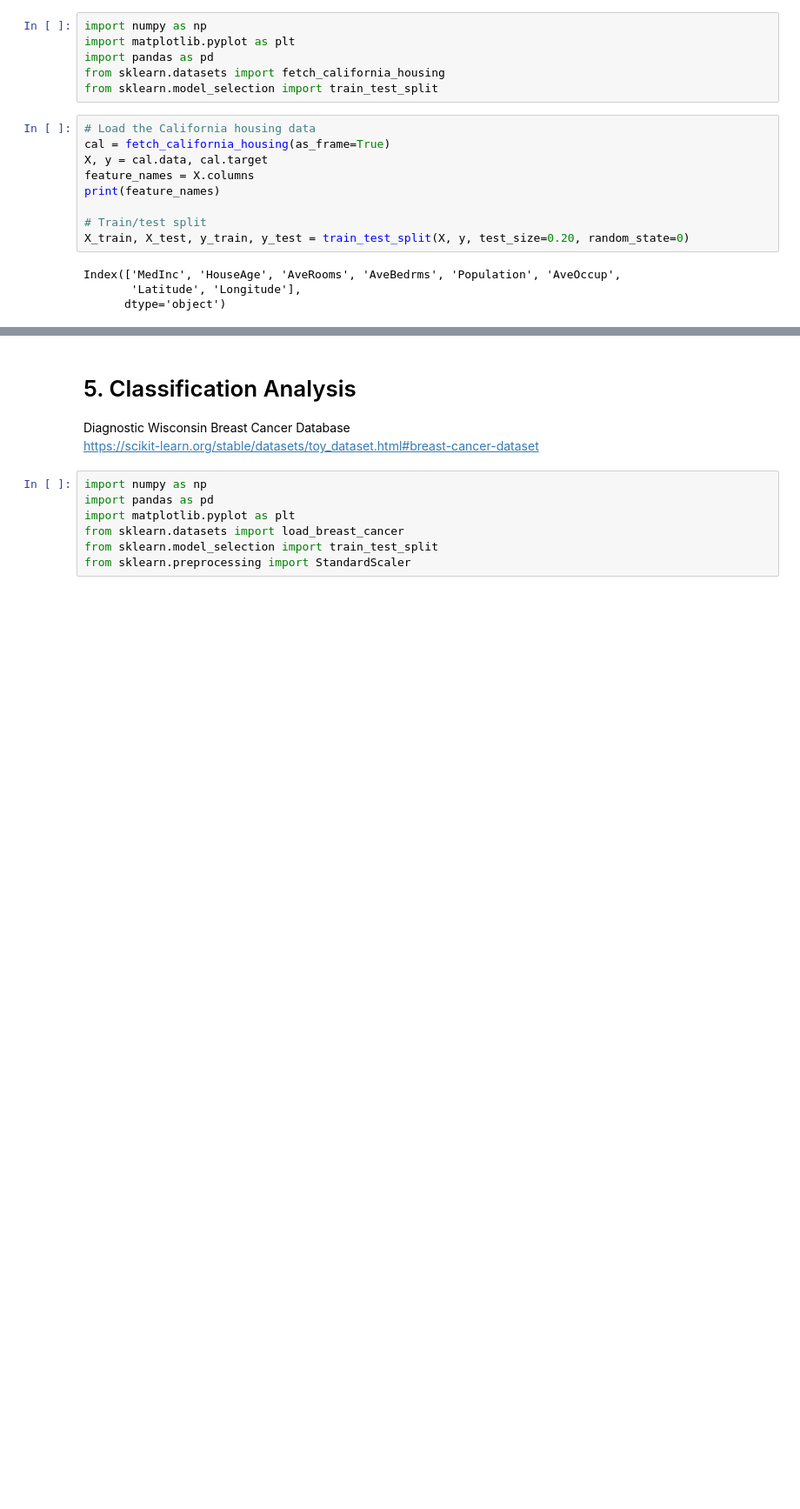
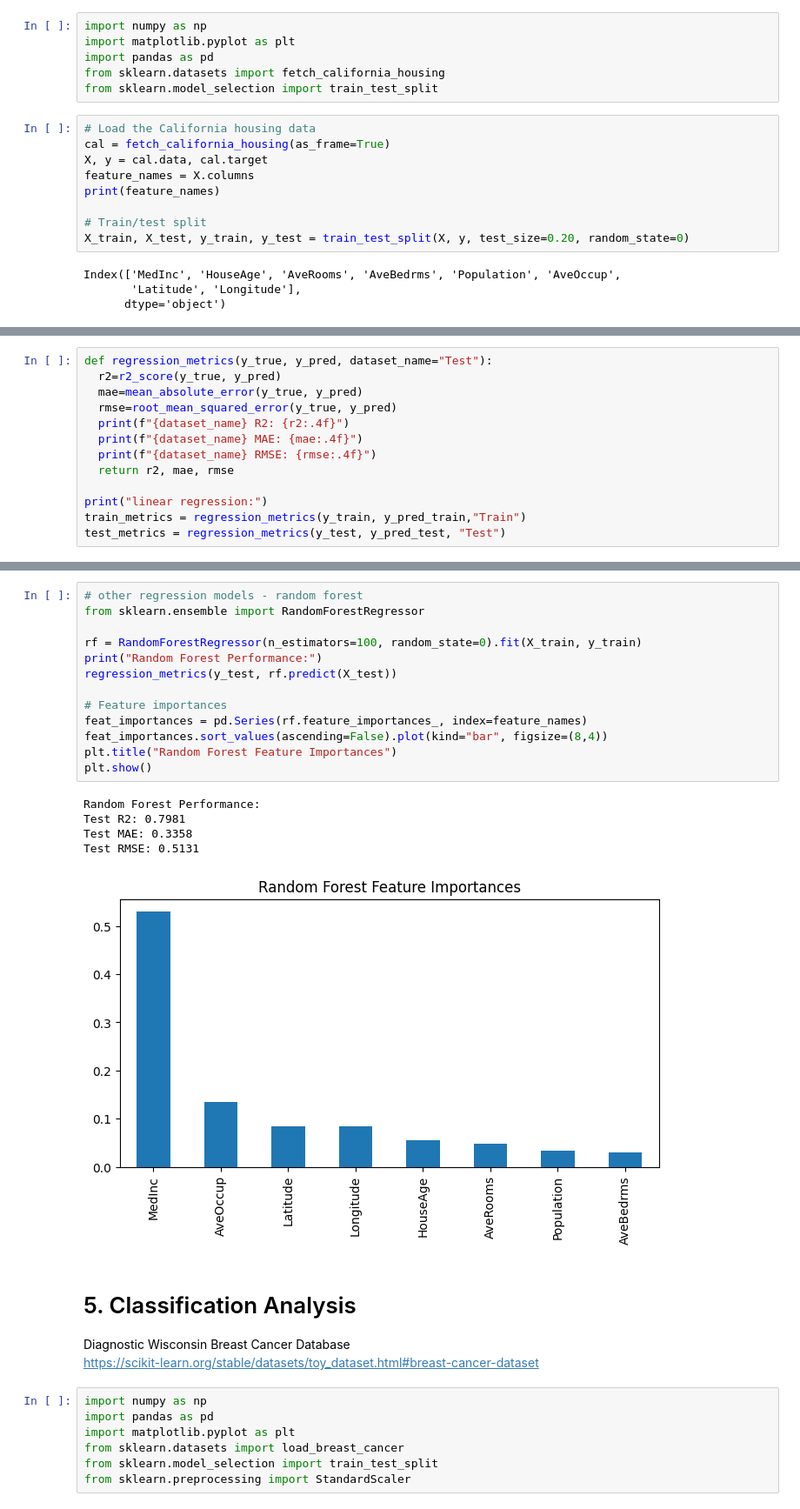
Before and after one commit to deskk/MIS_project1, a Jupyter notebook: project1.ipynb, the cells around one changed output, grey strips where cells are left out. Shown at 87% size. Drawn from its saved outputs; the diff is of its cells as text; blank space fills up the shorter version.

```diff
--- a/project1.ipynb
+++ b/project1.ipynb
@@ -45,0 +51,13 @@ Index(['MedInc', 'HouseAge', 'AveRooms', 'AveBedrms', 'Population', 'AveOccup',
+# %%
+def regression_metrics(y_true, y_pred, dataset_name="Test"):
+  r2=r2_score(y_true, y_pred)
+  mae=mean_absolute_error(y_true, y_pred)
+  rmse=root_mean_squared_error(y_true, y_pred)
+  print(f"{dataset_name} R2: {r2:.4f}")
+  print(f"{dataset_name} MAE: {mae:.4f}")
+  print(f"{dataset_name} RMSE: {rmse:.4f}")
+  return r2, mae, rmse
+
+print("linear regression:")
+train_metrics = regression_metrics(y_train, y_pred_train,"Train")
+test_metrics = regression_metrics(y_test, y_pred_test, "Test")
@@ -46,3 +131,22 @@ Index(['MedInc', 'HouseAge', 'AveRooms', 'AveBedrms', 'Population', 'AveOccup',
+# %%
+# other regression models - random forest
+from sklearn.ensemble import RandomForestRegressor
+
+rf = RandomForestRegressor(n_estimators=100, random_state=0).fit(X_train, y_train)
+print("Random Forest Performance:")
+regression_metrics(y_test, rf.predict(X_test))
+
+# Feature importances
+feat_importances = pd.Series(rf.feature_importances_, index=feature_names)
+feat_importances.sort_values(ascending=False).plot(kind="bar", figsize=(8,4))
+plt.title("Random Forest Feature Importances")
+plt.show()
+# %% [output]
+Random Forest Performance:
+Test R2: 0.7981
+Test MAE: 0.3358
+Test RMSE: 0.5131
+[figure, added]
 # %% [markdown]
 # 5. Classification Analysis
 Diagnostic Wisconsin Breast Cancer Database
```
Also changed, not shown: parts of 12 cells of this notebook.
